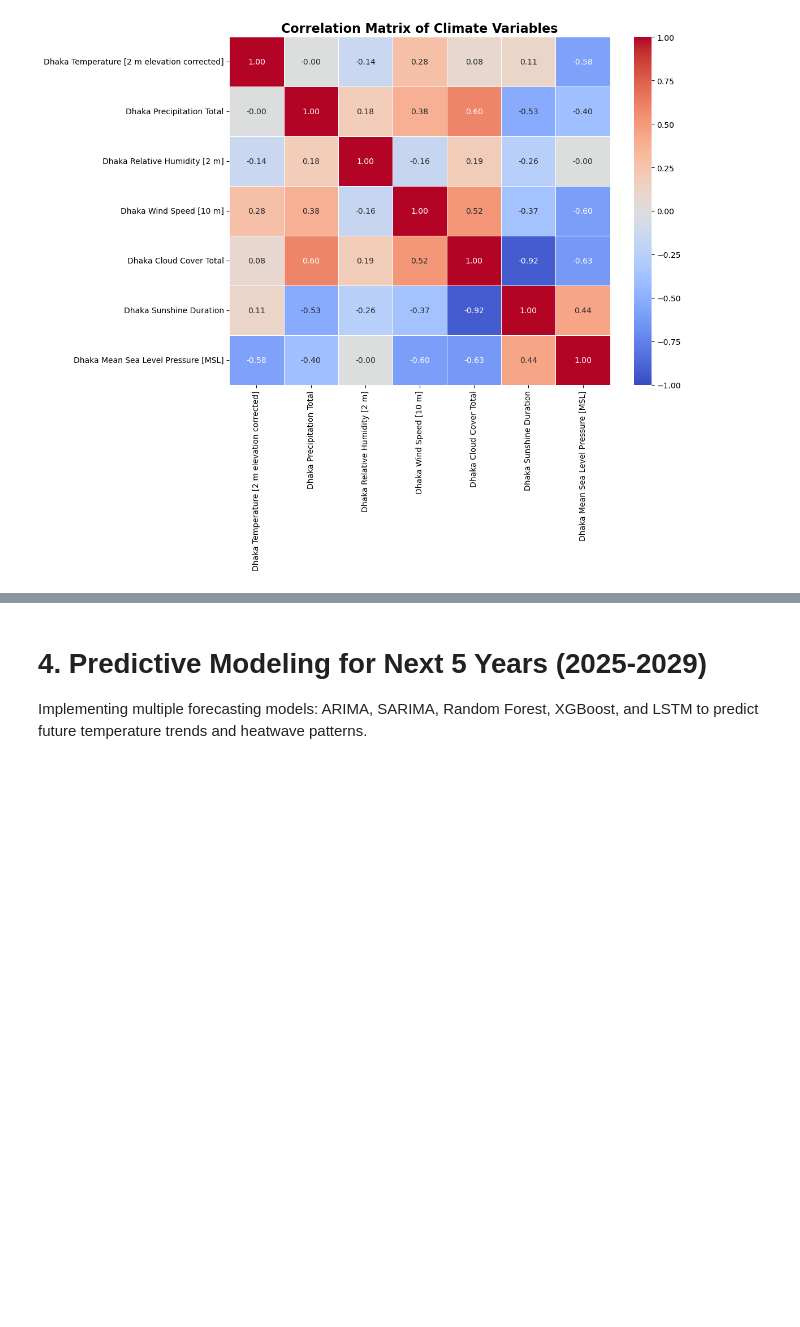
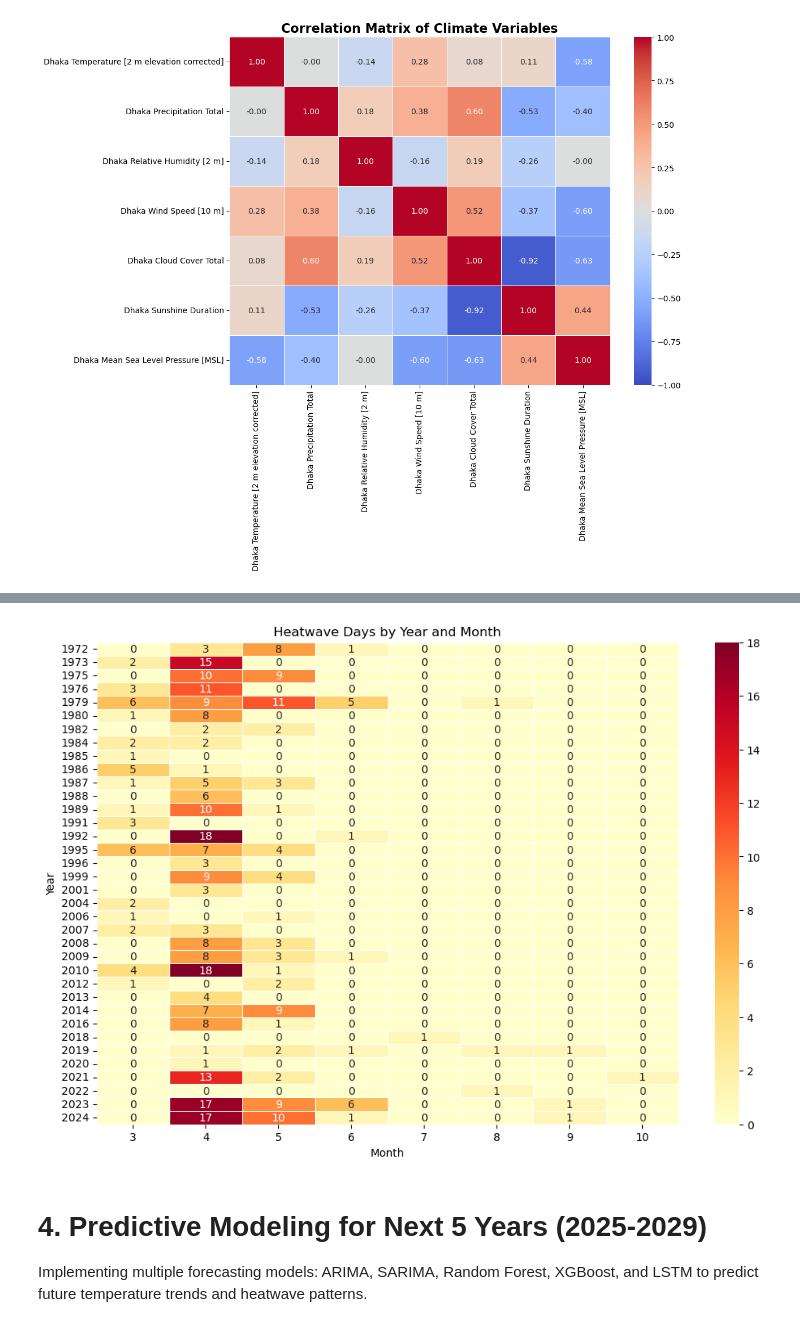
Before and after one commit to awnonbhowmik/Heatwave-Dhaka_BD, a Jupyter notebook: main_modular.ipynb, the cells around one changed output, grey strips where cells are left out. Saved outputs shown, nothing was run; the diff lists cells and outputs as text; code cells hidden in the pictures; blank space fills up the shorter version.

```diff
--- a/main_modular.ipynb
+++ b/main_modular.ipynb
@@ -171,3 +204,17 @@ visualization.plot_correlation_matrix(data)
+# %%
+import seaborn as sns
+
+# Group data by year and month
+heatwave_counts = data[data['Heatwave']].groupby([data['Year'], data['Month']]).size().unstack(fill_value=0)
+
+plt.figure(figsize=(12, 8))
+sns.heatmap(heatwave_counts, annot=True, fmt="d", cmap="YlOrRd", linewidths=0.5)
+plt.title('Heatwave Days by Year and Month')
+plt.xlabel('Month')
+plt.ylabel('Year')
+plt.show()
+# %% [output]
+[figure, added]
 # %% [markdown]
 # 4. Predictive Modeling for Next 5 Years (2025-2029)
 
```
Also changed, not shown: parts of 6 cells of this notebook.
